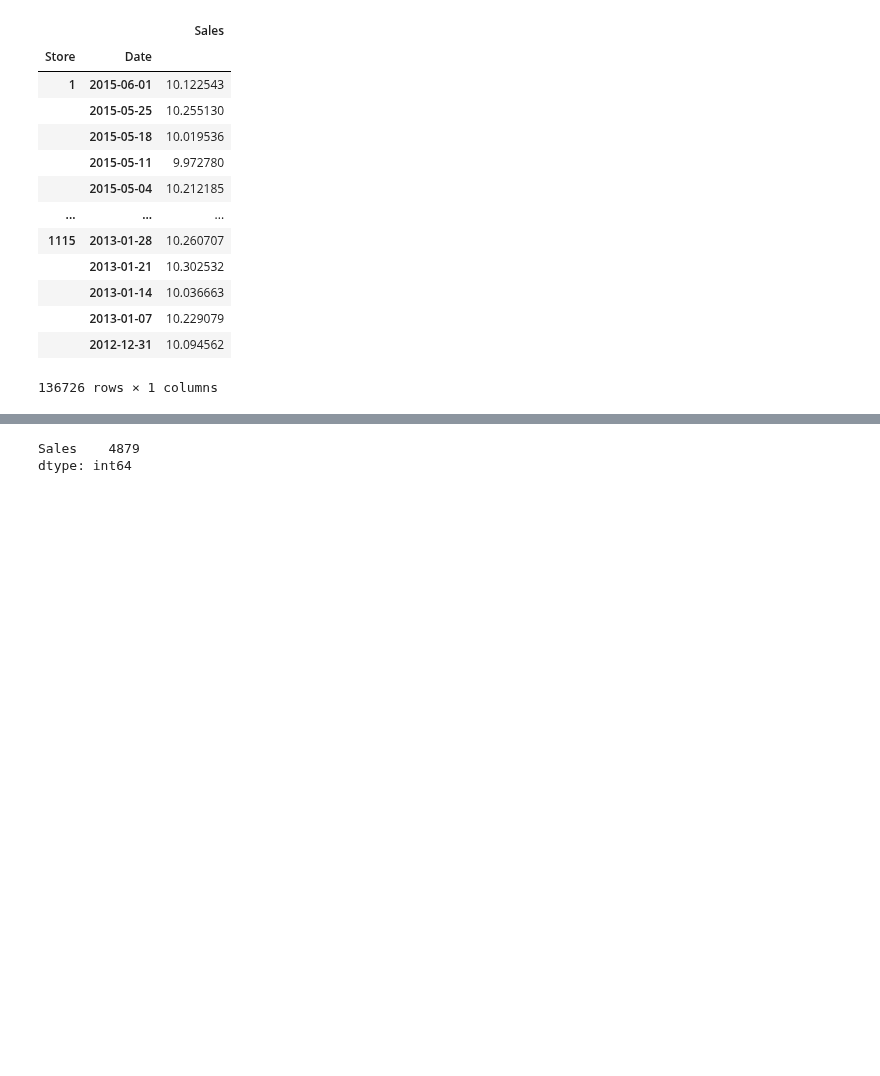
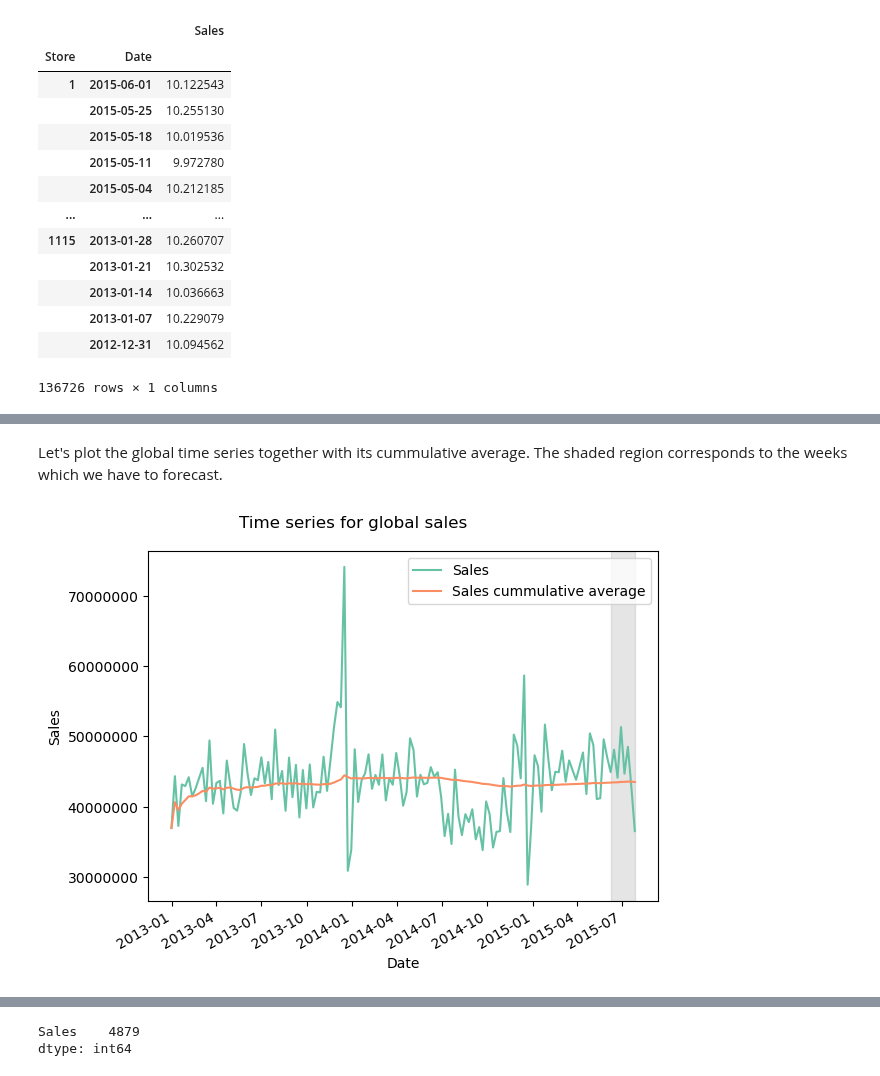
Before and after one commit to xaviermondragon/rossmann, a Jupyter notebook: notebooks/5_weekly_modelling_time_series.ipynb, the cells around one changed output, grey strips where cells are left out. Saved outputs shown, nothing was run; the diff lists cells and outputs as text; code cells hidden in the pictures; blank space fills up the shorter version.

```diff
--- a/notebooks/5_weekly_modelling_time_series.ipynb
+++ b/notebooks/5_weekly_modelling_time_series.ipynb
@@ -55,0 +60,8 @@ display(y_train)
+# %%
+# stack y_train and y_test vertically
+y = pd.concat([y_train, y_test], axis=0)
+# recover time series at its original scale
+y['Sales'] = np.expm1(y['Sales'])
+# aggregate the data by date
+y_global = y.groupby('Date').sum()
+y_global
@@ -55,0 +83,21 @@ display(y_train)
+# %% [markdown]
+Let's plot the global time series together with its cummulative average. The shaded region corresponds to the weeks which we have to forecast.
+# %%
+y_global['SalesCumAvg'] = y_global['Sales'].expanding().mean()
+# %%
+fig, ax = plt.subplots()
+
+ax.plot(y_global.index, y_global['Sales'], label='Sales')
+ax.plot(y_global.index, y_global['SalesCumAvg'], label='Sales cummulative average')
+ax.set_xlabel('Date')
+ax.set_ylabel('Sales')
+ax.axvspan(datetime(2015,6,8), datetime(2015,7,27), color='#808080', alpha=0.2)
+ax.legend(loc='upper right')
+
+fig.autofmt_xdate()
+fig.suptitle('Time series for global sales')
+# to avoid scientific notation in y ticks
+plt.ticklabel_format(style='plain', axis='y')
+plt.tight_layout();
+# %% [output]
+[figure, added]
```
Also changed, not shown: parts of 34 cells of this notebook.
